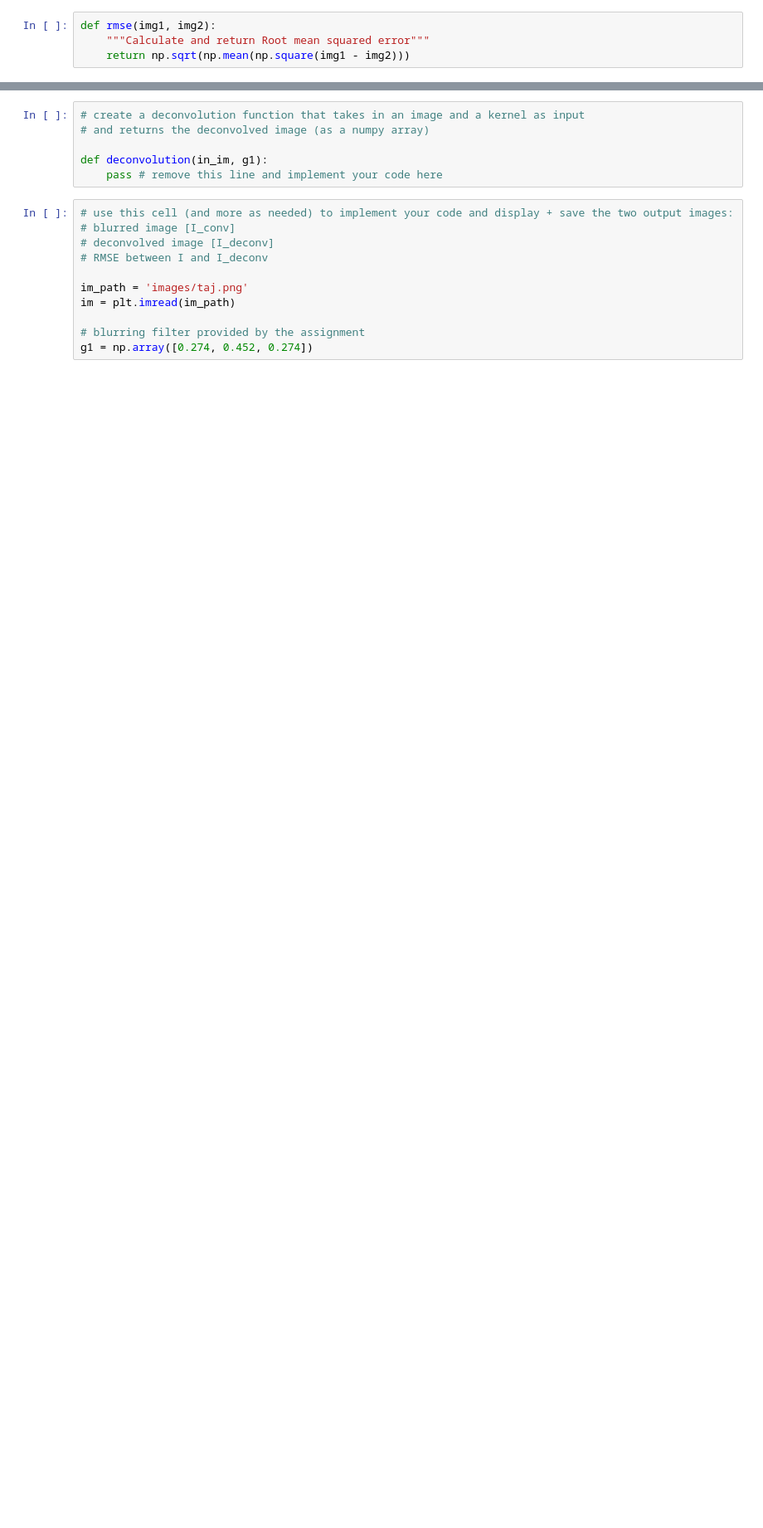
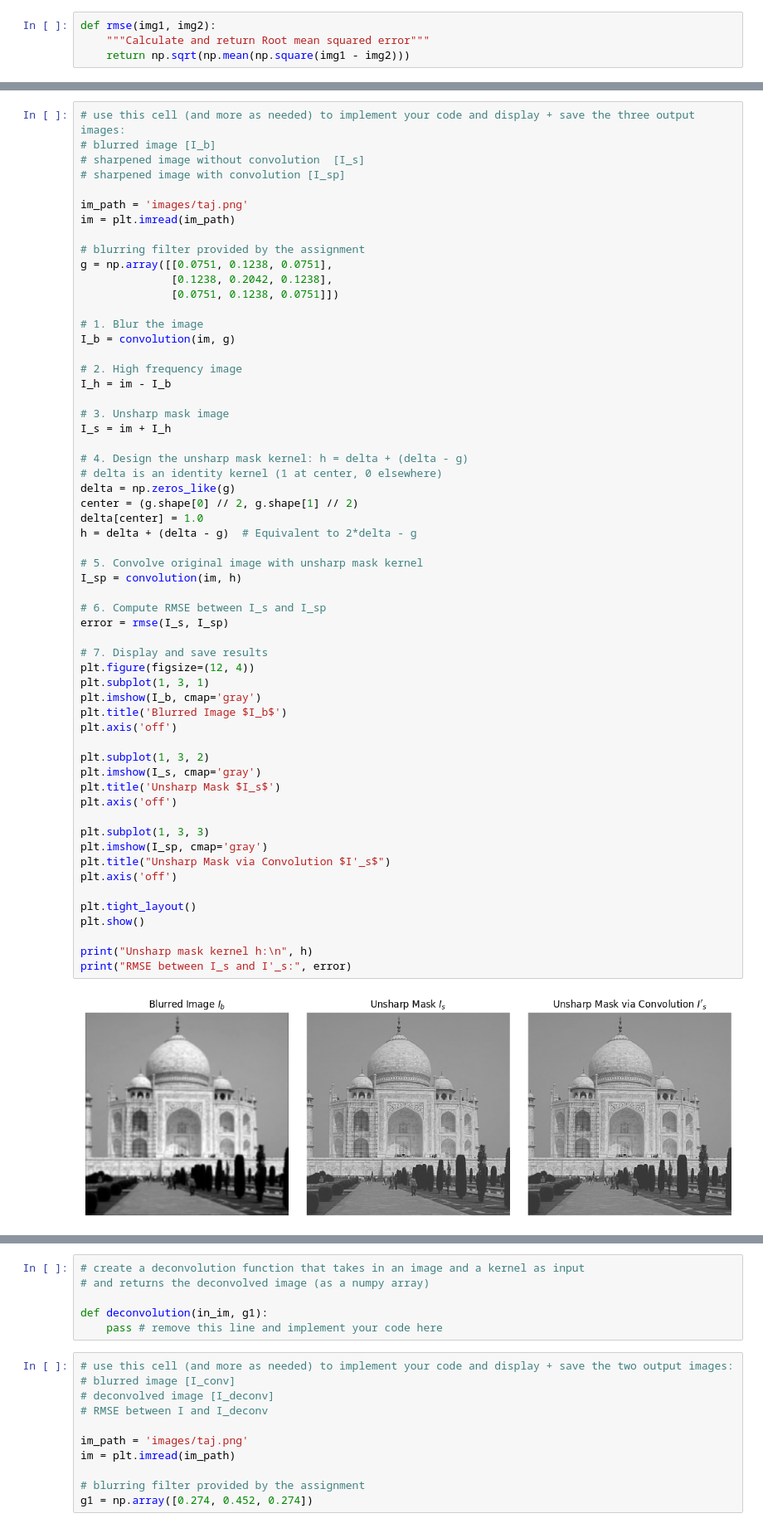
Before and after one commit to prgabriel/DATASCI_281, a Jupyter notebook: Assignments/assignment-3-prgabriel/assignment3.ipynb, the cells around one changed output, grey strips where cells are left out. Shown: that part at 83% size. Cells and saved outputs as stored; diff of their text form; blank space fills up the shorter version.

Commit message:
Add files via upload
Completed Part 1 of Assignment 3: Convolution.

```diff
--- a/Assignments/assignment-3-prgabriel/assignment3.ipynb
+++ b/Assignments/assignment-3-prgabriel/assignment3.ipynb
@@ -65,0 +76,60 @@ g = np.array([[0.0751, 0.1238, 0.0751],
+# %%
+# use this cell (and more as needed) to implement your code and display + save the three output images:
+# blurred image [I_b]
+# sharpened image without convolution  [I_s]
+# sharpened image with convolution [I_sp]
+
+im_path = 'images/taj.png'
+im = plt.imread(im_path)
+
+# blurring filter provided by the assignment
+g = np.array([[0.0751, 0.1238, 0.0751],
+              [0.1238, 0.2042, 0.1238],
+              [0.0751, 0.1238, 0.0751]])
+
+# 1. Blur the image
+I_b = convolution(im, g)
+
+# 2. High frequency image
+I_h = im - I_b
+
+# 3. Unsharp mask image
+I_s = im + I_h
+
+# 4. Design the unsharp mask kernel: h = delta + (delta - g)
+# delta is an identity kernel (1 at center, 0 elsewhere)
+delta = np.zeros_like(g)
+center = (g.shape[0] // 2, g.shape[1] // 2)
+delta[center] = 1.0
+h = delta + (delta - g)  # Equivalent to 2*delta - g
+
+# 5. Convolve original image with unsharp mask kernel
+I_sp = convolution(im, h)
+
+# 6. Compute RMSE between I_s and I_sp
+error = rmse(I_s, I_sp)
+
+# 7. Display and save results
+plt.figure(figsize=(12, 4))
+plt.subplot(1, 3, 1)
+plt.imshow(I_b, cmap='gray')
+plt.title('Blurred Image $I_b$')
+plt.axis('off')
+
+plt.subplot(1, 3, 2)
+plt.imshow(I_s, cmap='gray')
+plt.title('Unsharp Mask $I_s$')
+plt.axis('off')
+
+plt.subplot(1, 3, 3)
+plt.imshow(I_sp, cmap='gray')
+plt.title("Unsharp Mask via Convolution $I'_s$")
+plt.axis('off')
+
+plt.tight_layout()
+plt.show()
+
+print("Unsharp mask kernel h:\n", h)
+print("RMSE between I_s and I'_s:", error)
+# %% [output]
+[figure, added]
```
Also changed, not shown: parts of 4 cells of this notebook.
